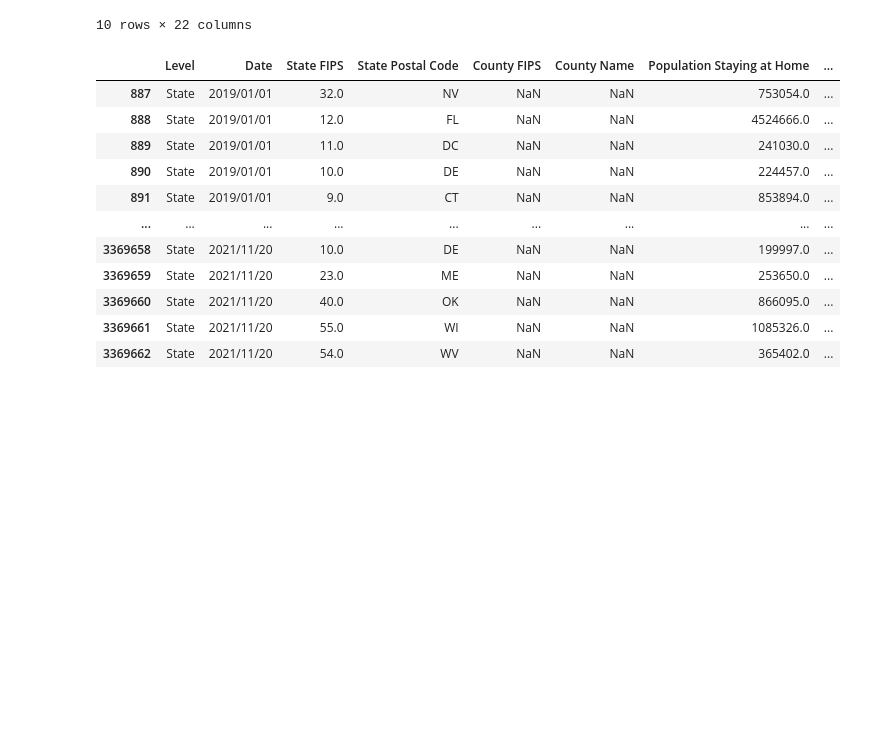
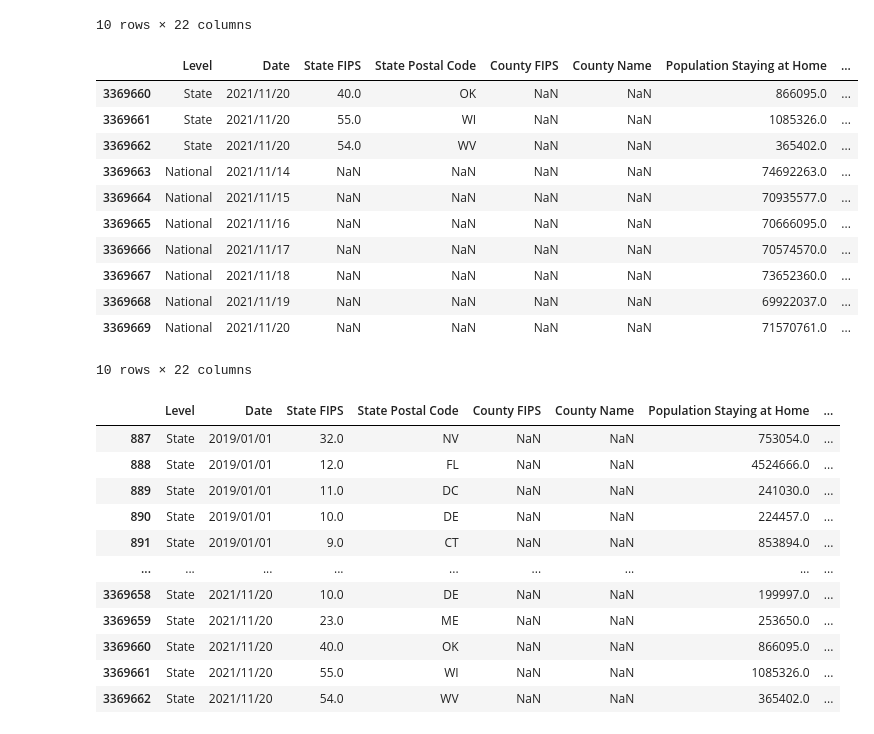
Before and after one commit to colinscampbell/project-1, a Jupyter notebook: data_exploration_cleanup.ipynb, the cells around one changed output. Drawn from its saved outputs; the diff is of its cells as text; code cells hidden in the pictures; blank space fills up the shorter version.

```diff
--- a/data_exploration_cleanup.ipynb
+++ b/data_exploration_cleanup.ipynb
@@ -85,6 +85,21 @@ bts_trip_raw_data.head(10)
 | 8 | National | 2019/01/09 | NaN | NaN | NaN | NaN | 62305155.0 | ... |
 | 9 | National | 2019/01/10 | NaN | NaN | NaN | NaN | 61355771.0 | ... |
 10 rows × 22 columns
+# %%
+bts_trip_raw_data.tail(10)
+# %% [output]
+|  | Level | Date | State FIPS | State Postal Code | County FIPS | County Name | Population Staying at Home | ... |
+| 3369660 | State | 2021/11/20 | 40.0 | OK | NaN | NaN | 866095.0 | ... |
+| 3369661 | State | 2021/11/20 | 55.0 | WI | NaN | NaN | 1085326.0 | ... |
+| 3369662 | State | 2021/11/20 | 54.0 | WV | NaN | NaN | 365402.0 | ... |
+| 3369663 | National | 2021/11/14 | NaN | NaN | NaN | NaN | 74692263.0 | ... |
+| 3369664 | National | 2021/11/15 | NaN | NaN | NaN | NaN | 70935577.0 | ... |
+| 3369665 | National | 2021/11/16 | NaN | NaN | NaN | NaN | 70666095.0 | ... |
+| 3369666 | National | 2021/11/17 | NaN | NaN | NaN | NaN | 70574570.0 | ... |
+| 3369667 | National | 2021/11/18 | NaN | NaN | NaN | NaN | 73652360.0 | ... |
+| 3369668 | National | 2021/11/19 | NaN | NaN | NaN | NaN | 69922037.0 | ... |
+| 3369669 | National | 2021/11/20 | NaN | NaN | NaN | NaN | 71570761.0 | ... |
+10 rows × 22 columns
 # %%
 # extracting state level data
 bts_trip_state_data = bts_trip_raw_data.loc[(bts_trip_raw_data['Level']=='State')]
```
Also changed, not shown: parts of 9 cells of this notebook, 1 other file.
